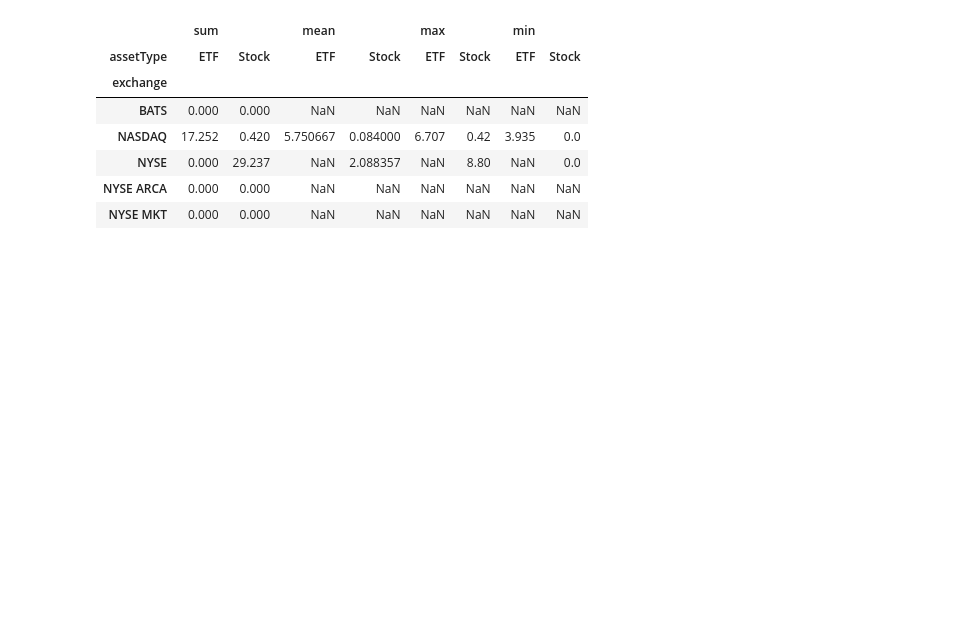
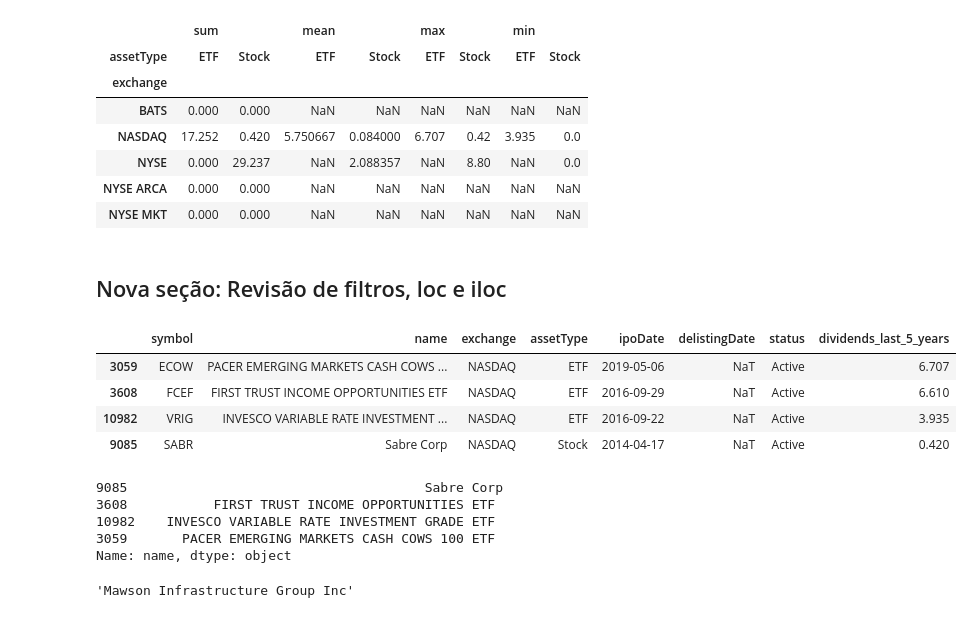
Before and after one commit to ramonbezerra/coderhouse-python-data, a Jupyter notebook: Aula 14 Data Wrangling II.ipynb, the cells around one changed output. Saved outputs shown, nothing was run; the diff lists cells and outputs as text; code cells hidden in the pictures; blank space fills up the shorter version.

```diff
--- a/Aula 14 Data Wrangling II.ipynb
+++ b/Aula 14 Data Wrangling II.ipynb
@@ -504,3 +505,25 @@ five_year_sample_pivot
 | NYSE | 0.000 | 29.237 | NaN | 2.088357 | NaN | 8.80 | NaN | 0.0 |
 | NYSE ARCA | 0.000 | 0.000 | NaN | NaN | NaN | NaN | NaN | NaN |
 | NYSE MKT | 0.000 | 0.000 | NaN | NaN | NaN | NaN | NaN | NaN |
+# %% [markdown]
+## Nova seção: Revisão de filtros, loc e iloc
+# %%
+five_year_sample[(five_year_sample.dividends_last_5_years > 0) & (five_year_sample.exchange == 'NASDAQ')].sort_values(by='dividends_last_5_years', ascending=False)
+# %% [output]
+|  | symbol | name | exchange | assetType | ipoDate | delistingDate | status | dividends_last_5_years |
+| 3059 | ECOW | PACER EMERGING MARKETS CASH COWS ... | NASDAQ | ETF | 2019-05-06 | NaT | Active | 6.707 |
+| 3608 | FCEF | FIRST TRUST INCOME OPPORTUNITIES ETF | NASDAQ | ETF | 2016-09-29 | NaT | Active | 6.610 |
+| 10982 | VRIG | INVESCO VARIABLE RATE INVESTMENT ... | NASDAQ | ETF | 2016-09-22 | NaT | Active | 3.935 |
+| 9085 | SABR | Sabre Corp | NASDAQ | Stock | 2014-04-17 | NaT | Active | 0.420 |
+# %%
+five_year_sample.loc[(five_year_sample.dividends_last_5_years > 0) & (five_year_sample.exchange == 'NASDAQ'), 'name']
+# %% [output]
+9085                                      Sabre Corp
+3608           FIRST TRUST INCOME OPPORTUNITIES ETF
+10982    INVESCO VARIABLE RATE INVESTMENT GRADE ETF
+3059       PACER EMERGING MARKETS CASH COWS 100 ETF
+Name: name, dtype: object
+# %%
+five_year_sample.iloc[10, 1]
+# %% [output]
+'Mawson Infrastructure Group Inc'
```
Also changed, not shown: parts of 6 cells of this notebook, 1 other file.
